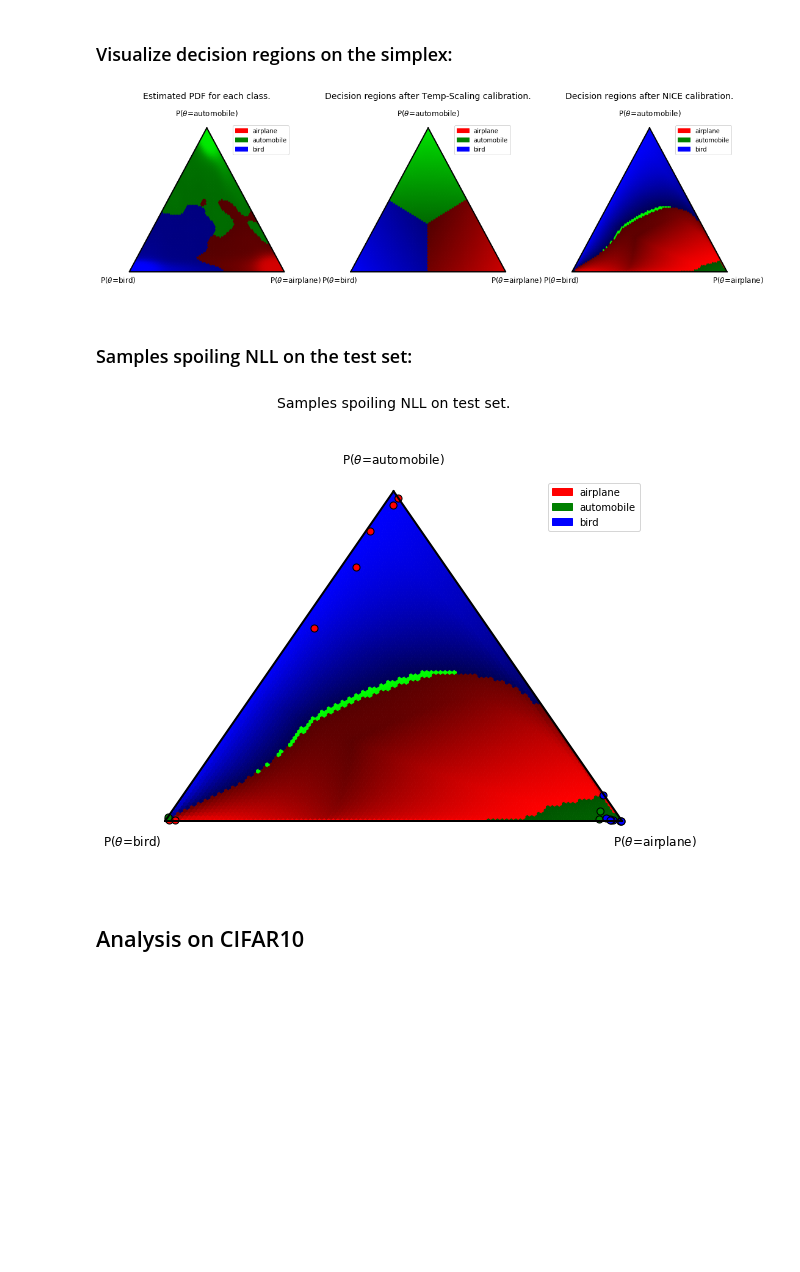
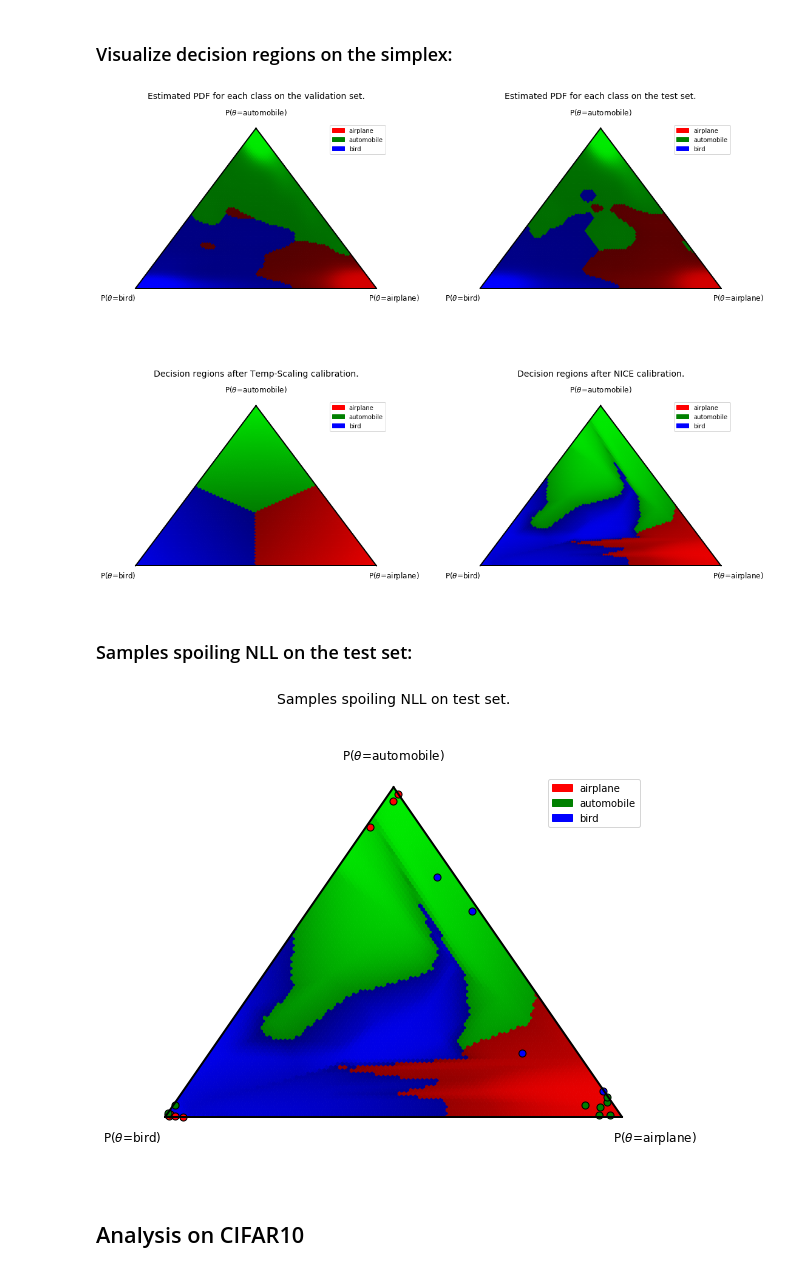
Before and after one commit to SergioAlvarezB/calibration-normalizing-flows, a Jupyter notebook: notebooks/nice-calibration-method.ipynb, the cells around one changed output. Saved outputs shown, nothing was run; the diff lists cells and outputs as text; code cells hidden in the pictures; blank space fills up the shorter version.

Commit message:
softmax-normalize input to NICE flow

```diff
--- a/notebooks/nice-calibration-method.ipynb
+++ b/notebooks/nice-calibration-method.ipynb
@@ -162,8 +162,8 @@ Expected calibration error on the test set after temp-scaling calibration: 0.021
 ### Calibrating using NICE flow:
 # %%
 t0 = time.time()
-nice_cal = NiceCalibrator(val_logits, val_target, layers=4, hidden_size=[4, 4],
-                          version=2, epochs=5000, batch_size=50)
+nice_cal = NiceCalibrator(val_logits, val_target, layers=4, hidden_size=[6, 6],
+                          version=2, epochs=2000)
 print('Fitted in {:.3f}s'.format(time.time()-t0))
 
 # Plot training NLL
@@ -287,17 +293,18 @@ fig.savefig('../images/nice-calibration-validity-cifar3.png')
 ### Visualize decision regions on the simplex:
 # %%
 ### Create plot
-fig, ax_arr = plt.subplots(1, 3, figsize=(18, 5), gridspec_kw={'hspace': 0.5, 'wspace': 0.3})
+fig, ax_arr = plt.subplots(2, 2, figsize=(18, 14), gridspec_kw={'hspace': 0.5, 'wspace': 0.3})
 
-ax_arr[0] = plot_pdf_simplex(probs, target=target, ax=ax_arr[0], scale=100, title='Estimated PDF for each class.',
+ax_arr[0, 0] = plot_pdf_simplex(val_probs, target=val_target, ax=ax_arr[0, 0], scale=100, title='Estimated PDF for each class on the validation set.',
                       fontsize=12, labels=list(ix2label.values()));
-
-ax_arr[1] = plot_cal_regions_ternary(temp_scaling_cal, ax=ax_arr[1], scale=100, labels=list(ix2label.values()),
+ax_arr[0, 1] = plot_pdf_simplex(test_probs, target=test_target, ax=ax_arr[0, 1], scale=100, title='Estimated PDF for each class on the test set.',
+                      fontsize=12, labels=list(ix2label.values()));
+ax_arr[1, 0] = plot_cal_regions_ternary(temp_scaling_cal, ax=ax_arr[1, 0], scale=100, labels=list(ix2label.values()),
                                      title='Decision regions after Temp-Scaling calibration.', fontsize=12);
-ax_arr[2] = plot_cal_regions_ternary(nice_cal, ax=ax_arr[2], scale=100, labels=list(ix2label.values()),
+ax_arr[1, 1] = plot_cal_regions_ternary(nice_cal, ax=ax_arr[1, 1], scale=100, labels=list(ix2label.values()),
                                      title='Decision regions after NICE calibration.', fontsize=12);
 
 plt.show();
 # %% [output]
-[figure, old version]
+[figure, new version]
 # %%
@@ -320,7 +327,7 @@ ax.scatter(spoiling_probs[spoiling_target==2, :]*ax._scale, s=50, color='blue',
 
 plt.show();
 # %% [output]
-[figure, old version]
+[figure, new version]
 # %% [markdown]
 ## Analysis on CIFAR10
 # %%
```
Also changed, not shown: parts of 10 cells of this notebook, 3 other files.
